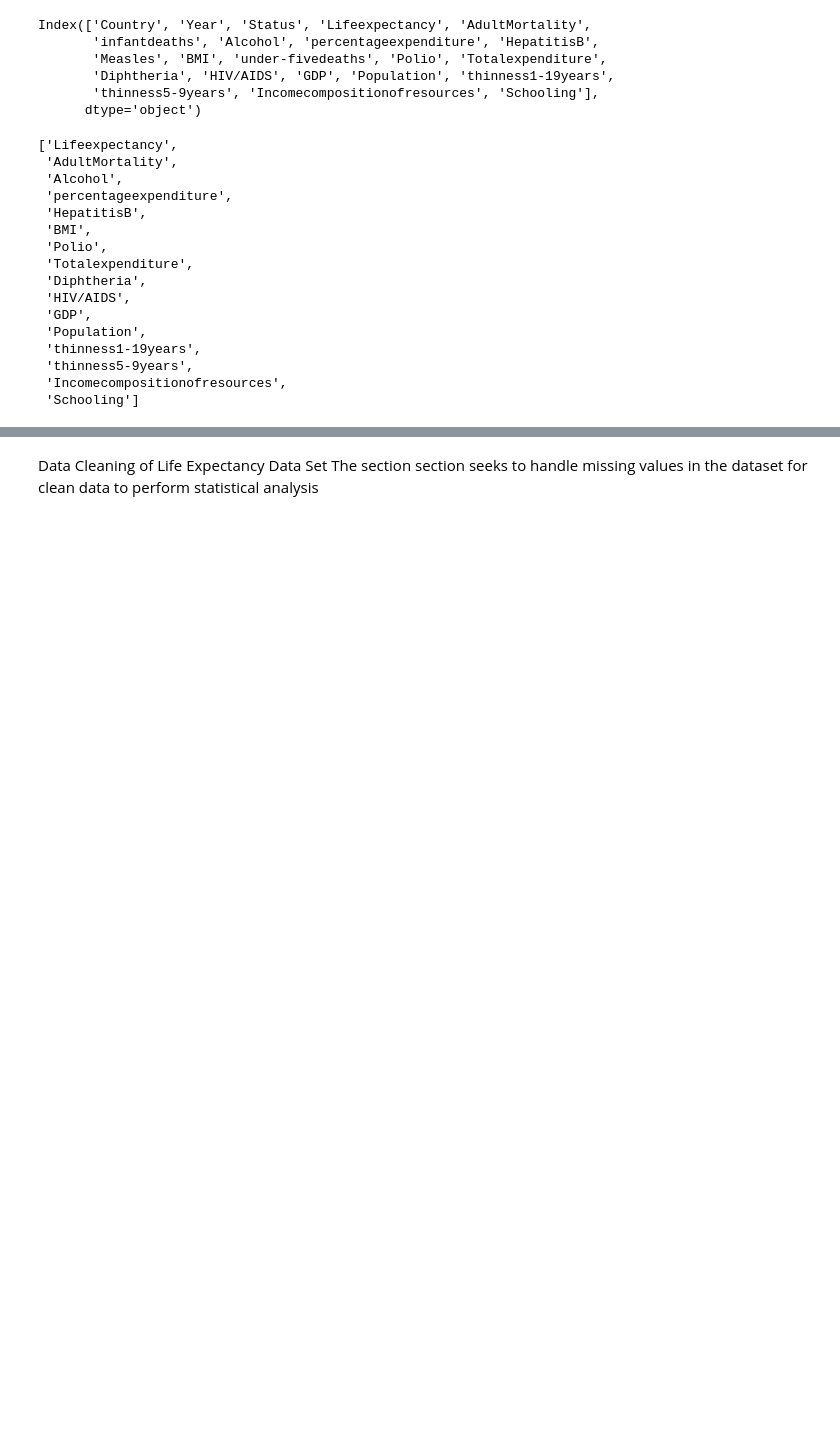
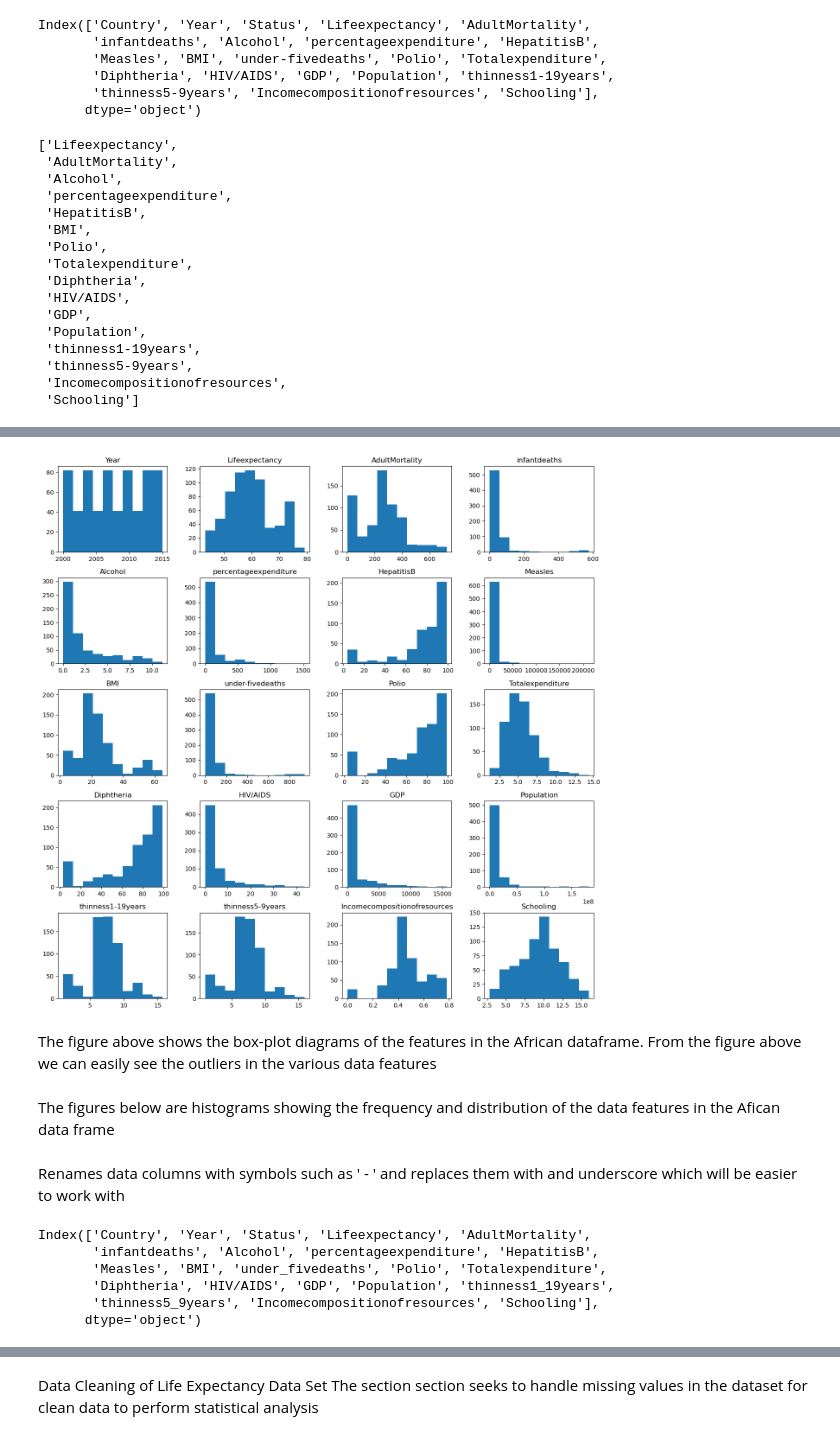
Before and after one commit to IceyPanda23/Phase_2_project, a Jupyter notebook: Project Phase 2.ipynb, the cells around one changed output, grey strips where cells are left out. Cells and saved outputs as stored; diff of their text form; code cells hidden in the pictures; blank space fills up the shorter version.

```diff
--- a/Project Phase 2.ipynb
+++ b/Project Phase 2.ipynb
@@ -238,29 +240,20 @@ Index(['Country', 'Year', 'Status', 'Lifeexpectancy', 'AdultMortality',
        'thinness5-9years', 'Incomecompositionofresources', 'Schooling'],
       dtype='object')
 # %%
-#countries located in east africa
+#view the columns of the data set
 columns = led.select_dtypes(include='float').columns.to_list()
-east_africa_countries = [
-    'Burundi',
-    'Comoros',
-    'Djibouti',
-    'Eritrea',
-    'Ethiopia',
-    'Kenya',
-    'Madagascar',
-    'Malawi',
-    'Mauritius',
-    'Mozambique',
-    'Rwanda',
-    'Seychelles',
-    'Somalia',
-    'South Sudan',
-    'Sudan',
-    'Tanzania',
-    'Uganda',
-    'Zambia',
-    'Zimbabwe'
+
+#list of all African countries
+a_countries = [
+    'Algeria', 'Angola', 'Benin', 'Botswana', 'Burkina Faso', 'Burundi', 'Cabo Verde', 'Cameroon',
+    'Central African Republic', 'Chad', 'Comoros', 'Democratic Republic of the Congo', 'Djibouti',
+    'Egypt', 'Equatorial Guinea', 'Eritrea', 'Eswatini', 'Ethiopia', 'Gabon', 'Gambia', 'Ghana',
+    'Guinea', 'Guinea-Bissau', 'Ivory Coast', 'Kenya', 'Lesotho', 'Liberia', 'Libya', 'Madagascar',
+    'Malawi', 'Mali', 'Mauritania', 'Mauritius', 'Morocco', 'Mozambique', 'Namibia', 'Niger', 'Nigeria',
+    'Rwanda', 'Sao Tome and Principe', 'Senegal', 'Seychelles', 'Sierra Leone', 'Somalia', 'South Africa',
+    'South Sudan', 'Sudan', 'Tanzania', 'Togo', 'Tunisia', 'Uganda', 'Zambia', 'Zimbabwe'
 ]
+
 columns
 # %% [output]
 ['Lifeexpectancy',
@@ -280,8 +273,8 @@ columns
  'Incomecompositionofresources',
  'Schooling']
 # %%
-#info on countries in east africa
-ea_countries = led[led['Country'].isin(east_africa_countries)]
-ea_countries.info()
+#creates sub dataframe of african countries
+african_countries = led[led['Country'].isin(a_countries)]
+african_countries.info()
 # %% [output]
 <class 'pandas.core.frame.DataFrame'>
@@ -324,0 +310,22 @@ dtype: int64
+# %%
+#histogram subplots showing frequency distribution in the dataframe
+african_countries.hist(figsize=(16,16),grid=False);
+# %% [output]
+[figure, added]
+# %% [markdown]
+The figure above shows the box-plot diagrams of the features in the African dataframe. From the figure above we can easily see the outliers in the various data features
+# %% [markdown]
+The figures below are histograms showing the frequency and distribution of the data features in the Afican data frame
+# %% [markdown]
+Renames data columns with symbols such as ' - ' and replaces them with and underscore which will be easier to work with
+# %%
+#renames columns with symbols replacing them with underscore
+african_countries = african_countries.rename(columns={'thinness1-19years':'thinness1_19years','thinness5-9years':'thinness5_9years','under-fivedeaths':'under_fivedeaths'})
+african_countries.columns
+# %% [output]
+Index(['Country', 'Year', 'Status', 'Lifeexpectancy', 'AdultMortality',
+       'infantdeaths', 'Alcohol', 'percentageexpenditure', 'HepatitisB',
+       'Measles', 'BMI', 'under_fivedeaths', 'Polio', 'Totalexpenditure',
+       'Diphtheria', 'HIV/AIDS', 'GDP', 'Population', 'thinness1_19years',
+       'thinness5_9years', 'Incomecompositionofresources', 'Schooling'],
+      dtype='object')
```
Also changed, not shown: parts of 95 cells of this notebook.
